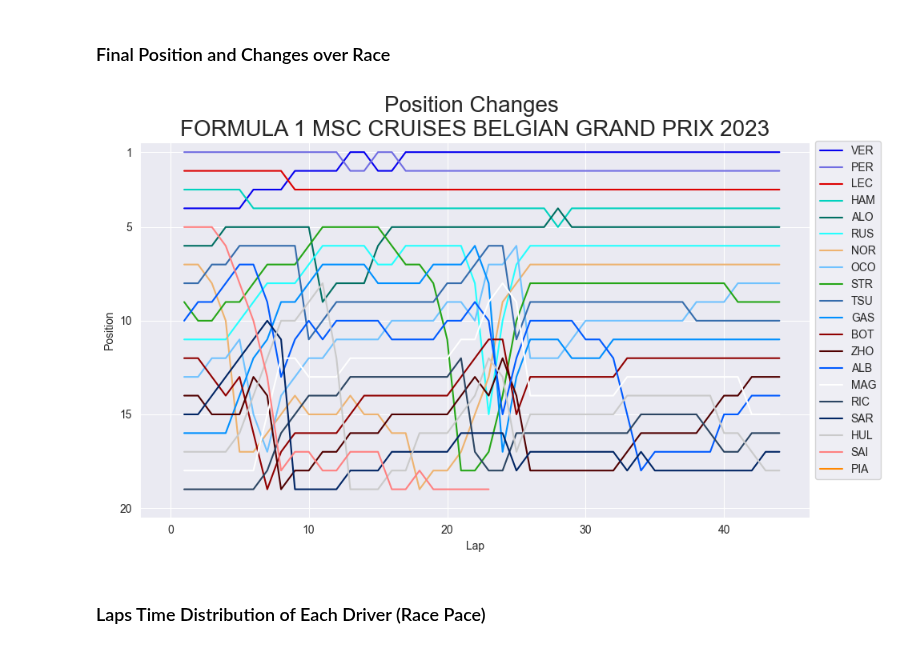
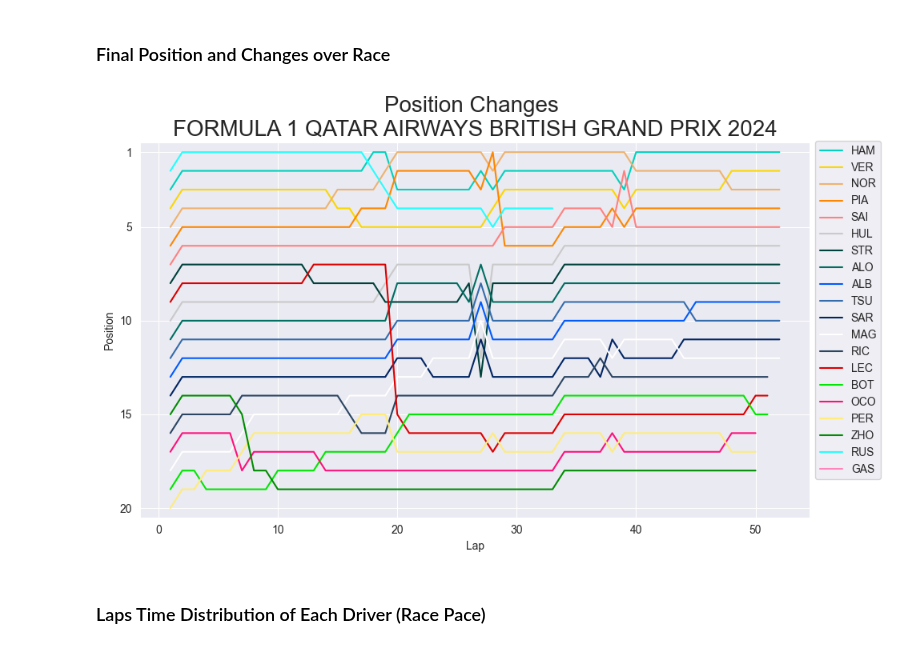
Before and after one commit to edmundhong/formula1-dataanalysis, a Jupyter notebook: Race Analysis.ipynb, the cells around one changed output. Saved outputs shown, nothing was run; the diff lists cells and outputs as text; code cells hidden in the pictures.

```diff
--- a/Race Analysis.ipynb
+++ b/Race Analysis.ipynb
@@ -26,8 +26,8 @@ pd.set_option('display.max_columns', None)
 ### Load Race(Input Race Name and Year)
 # %%
 # input session and year
-year = 2023
-location = 'Belgium'
+year = 2024
+location = 'British'
 
 # get session
 """
@@ -85,28 +85,25 @@ rain = df_weather.Rainfall.eq(True).any()
 # %%
 fig, ax = plt.subplots(figsize=(10, 6))
 
 for drv in race.drivers:
     drv_laps = race.laps.pick_driver(drv)
 
     abb = drv_laps['Driver'].iloc[0]
 
-    if abb == 'RIC':
-        color = fastf1.plotting.driver_color('DEV')
-    else:
-        color = fastf1.plotting.driver_color(abb)
+    color = fastf1.plotting.driver_color(abb)
 
     ax.plot(drv_laps['LapNumber'], drv_laps['Position'], label=abb, color=color)
 
 ax.set_ylim([20.5, 0.5])
 ax.set_yticks([1, 5, 10, 15, 20])
 ax.set_xlabel('Lap')
 ax.set_ylabel('Position')
 ax.legend(bbox_to_anchor=(1.0, 1.02))
 ax.set_title('Position Changes \n'+race_name, fontsize=20)
 plt.tight_layout()
 plt.show()
 # %% [output]
-[figure, old version]
+[figure, new version]
 # %% [markdown]
 ### Laps Time Distribution of Each Driver (Race Pace)
 # %%
```
Also changed, not shown: parts of 9 cells of this notebook, 1 other file.
